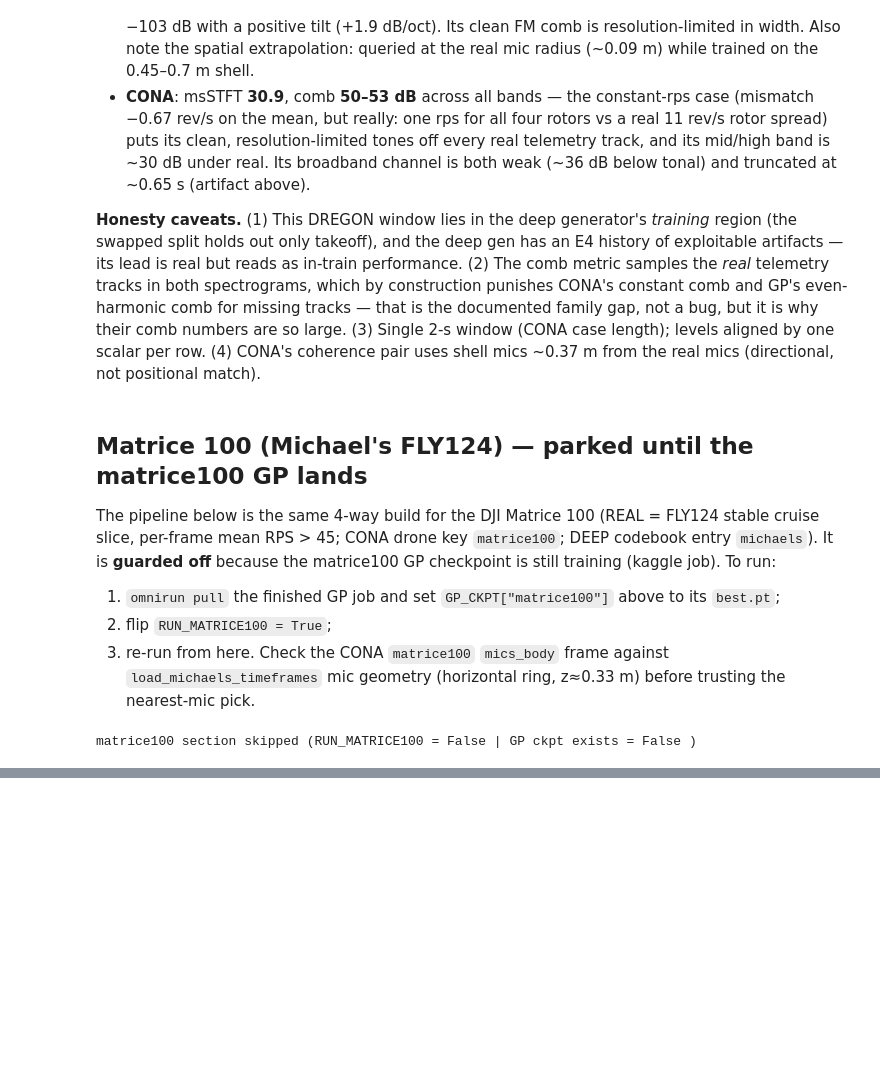
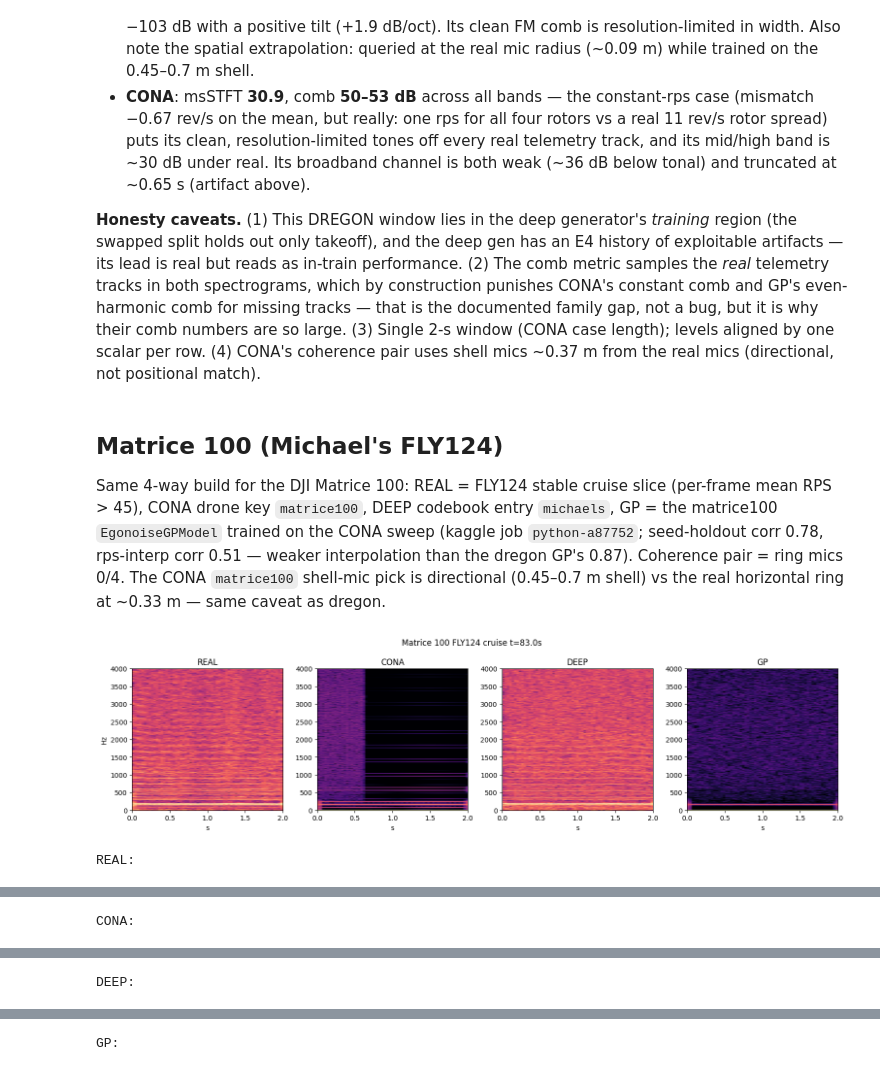
Before and after one commit to flyingleafe/Edge-BS-RoFormer-DroneNoise-LibriMix, a Jupyter notebook: notebooks/noise_four_way_comparison.ipynb, the cells around one changed output, grey strips where cells are left out. Drawn from its saved outputs; the diff is of its cells as text; code cells hidden in the pictures; blank space fills up the shorter version.

```diff
--- a/notebooks/noise_four_way_comparison.ipynb
+++ b/notebooks/noise_four_way_comparison.ipynb
@@ -46,8 +46,7 @@ CONA_CACHE = PROJECT_ROOT / ".cache" / "cona_cases"
 DEEP_CKPT = PROJECT_ROOT / ".cache/r2_checkpoints/ml-data__artifacts__gen_v1_corrected__checkpoints__best.ckpt"
 GP_CKPT = {
     "dregon": PROJECT_ROOT / "omnirun-outputs/python-fbd20f/results/gp_egonoise/dregon/best.pt",
-    # matrice100 GP is still training — drop its best.pt here when it lands:
-    "matrice100": PROJECT_ROOT / "omnirun-outputs/results/gp_egonoise/matrice100/best.pt",
+    "matrice100": PROJECT_ROOT / "omnirun-outputs/python-a87752/results/gp_egonoise/matrice100/best.pt",
 }
 METRIC_DUR_S = 2.0                     # CONA cases are 2 s long -> uniform window for all rows
 torch.manual_seed(0)
@@ -285,21 +284,18 @@ documented family gap, not a bug, but it is why their comb numbers are so large.
 length); levels aligned by one scalar per row. (4) CONA's coherence pair uses shell mics ~0.37 m from the real
 mics (directional, not positional match).
 # %% [markdown]
-## Matrice 100 (Michael's FLY124) — parked until the matrice100 GP lands
+## Matrice 100 (Michael's FLY124)
 
-The pipeline below is the same 4-way build for the DJI Matrice 100
-(REAL = FLY124 stable cruise slice, per-frame mean RPS > 45; CONA drone key
-`matrice100`; DEEP codebook entry `michaels`). It is **guarded off** because the
-matrice100 GP checkpoint is still training (kaggle job). To run:
-
-1. `omnirun pull` the finished GP job and set `GP_CKPT["matrice100"]` above to its `best.pt`;
-2. flip `RUN_MATRICE100 = True`;
-3. re-run from here. Check the CONA `matrice100` `mics_body` frame against
-   `load_michaels_timeframes` mic geometry (horizontal ring, z≈0.33 m) before
-   trusting the nearest-mic pick.
+Same 4-way build for the DJI Matrice 100: REAL = FLY124 stable cruise slice
+(per-frame mean RPS > 45), CONA drone key `matrice100`, DEEP codebook entry
+`michaels`, GP = the matrice100 `EgonoiseGPModel` trained on the CONA sweep
+(kaggle job `python-a87752`; seed-holdout corr 0.78, rps-interp corr 0.51 —
+weaker interpolation than the dregon GP's 0.87). Coherence pair = ring mics
+0/4. The CONA `matrice100` shell-mic pick is directional (0.45–0.7 m shell) vs
+the real horizontal ring at ~0.33 m — same caveat as dregon.
 # %%
 %matplotlib inline
-RUN_MATRICE100 = False  # flip when the matrice100 GP checkpoint is available
+RUN_MATRICE100 = True
 
 if RUN_MATRICE100 and GP_CKPT["matrice100"].exists():
     from data_processing.michaels import load_michaels_timeframes
@@ -314,31 +310,32 @@ if RUN_MATRICE100 and GP_CKPT["matrice100"].exists():
     mm0, _ = fw.nearest_mic(m_cona_raw["mics_body"], m_win["mic_pos"][0])
     mm1, _ = fw.nearest_mic(m_cona_raw["mics_body"], m_win["mic_pos"][4])
     m_rows = {
         "REAL": m_real,
         "CONA": fw.resample_to_sr(m_cona_raw["audio"][[mm0, mm1]])[:, : m_real.shape[1]],
         "DEEP": fw.render_deep(deep_model, m_win["rps"], m_win["rel"][[0, 4]], "michaels"),
         "GP": fw.render_gp(fw.load_gp(GP_CKPT["matrice100"]), m_win["mic_pos"][[0, 4]],
                             m_win["rps"].mean(0)),
     }
     m_level = {"REAL": 0.0}
     for nm in ("CONA", "DEEP", "GP"):
         m_level[nm] = fw.rms_db(m_rows[nm][0]) - fw.rms_db(m_real[0])
         m_rows[nm] = np.stack([fw.align_rms(m_rows[nm][i], m_real[i])[0] for i in range(2)])
     spectrogram_grid(m_rows, METRIC_DUR_S, f"Matrice 100 FLY124 cruise t={m_start:.1f}s")
     for nm, x in m_rows.items():
         print(f"{nm}:"); display(Audio(x[0], rate=SR, normalize=True))
     m_f0r0 = float(m_win["rps"][0].mean())
     m_lw_refs = {
         "REAL": (m_f0r0, (10, 15, 20, 25)),
         "DEEP": (m_f0r0, (10, 15, 20, 25)),
         "CONA": (float(inv[m_key]["rps"]), (10, 15, 20, 25)),
         "GP": (2.0 * m_rps_mean, (5, 8, 10, 13)),
     }
     df_m100 = metrics_table(m_rows, m_win["rps"], m_lw_refs)
     df_m100.insert(0, "level_off_dB", pd.Series(m_level))
     display(df_m100.round(2))
 else:
     print("matrice100 section skipped (RUN_MATRICE100 =", RUN_MATRICE100,
           "| GP ckpt exists =", GP_CKPT["matrice100"].exists(), ")")
 # %% [output]
+[figure, added]
-matrice100 section skipped (RUN_MATRICE100 = False | GP ckpt exists = False )
+REAL:
@@ -344,0 +343 @@ matrice100 section skipped (RUN_MATRICE100 = False | GP ckpt exists = False )
+CONA:
@@ -344,0 +345 @@ matrice100 section skipped (RUN_MATRICE100 = False | GP ckpt exists = False )
+DEEP:
@@ -344,0 +347 @@ matrice100 section skipped (RUN_MATRICE100 = False | GP ckpt exists = False )
+GP:
```
Also changed, not shown: parts of 3 cells of this notebook.
